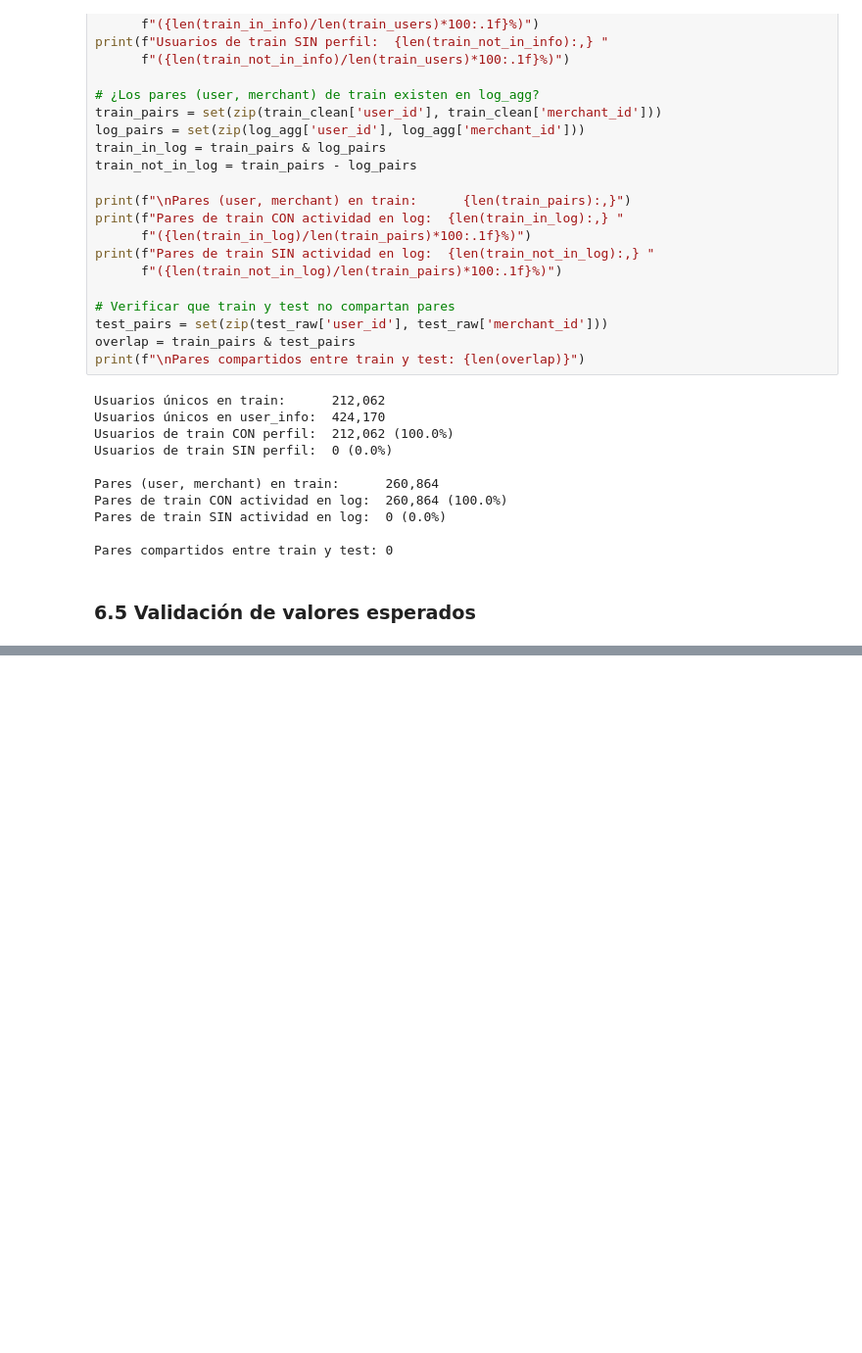
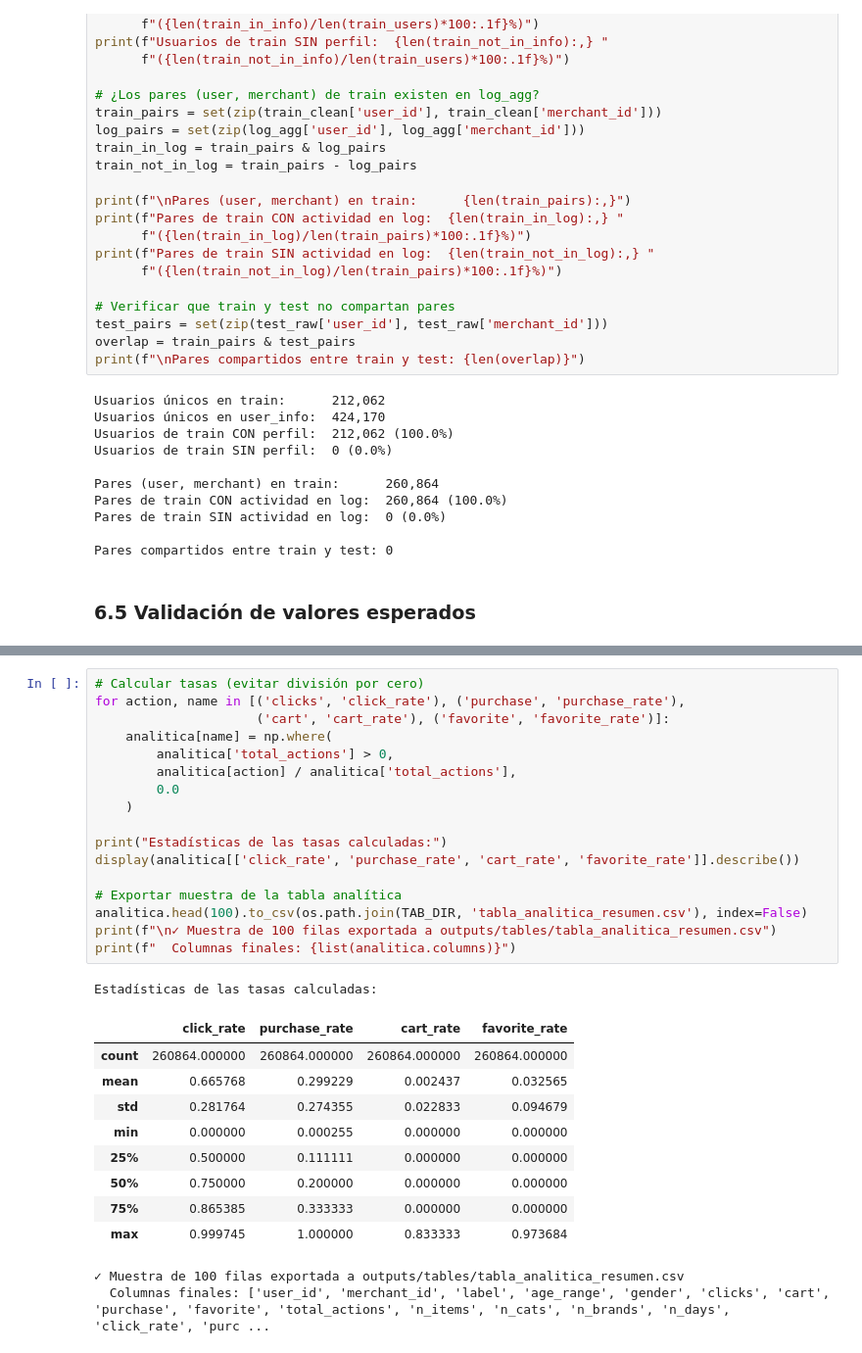
Before and after one commit to DavidDominguez-11/DS-Proyecto2, a Jupyter notebook: notebooks/proyecto2_eda.ipynb, the cells around one changed output, grey strips where cells are left out. Shown at 98% size. Saved outputs shown, nothing was run; the diff lists cells and outputs as text; blank space fills up the shorter version.

```diff
--- a/notebooks/proyecto2_eda.ipynb
+++ b/notebooks/proyecto2_eda.ipynb
@@ -724,0 +788,30 @@ Solo valores 0, 1, 2, 3 encontrados (esperado)
+# %%
+# Calcular tasas (evitar división por cero)
+for action, name in [('clicks', 'click_rate'), ('purchase', 'purchase_rate'),
+                     ('cart', 'cart_rate'), ('favorite', 'favorite_rate')]:
+    analitica[name] = np.where(
+        analitica['total_actions'] > 0,
+        analitica[action] / analitica['total_actions'],
+        0.0
+    )
+
+print("Estadísticas de las tasas calculadas:")
+display(analitica[['click_rate', 'purchase_rate', 'cart_rate', 'favorite_rate']].describe())
+
+# Exportar muestra de la tabla analítica
+analitica.head(100).to_csv(os.path.join(TAB_DIR, 'tabla_analitica_resumen.csv'), index=False)
+print(f"\n✓ Muestra de 100 filas exportada a outputs/tables/tabla_analitica_resumen.csv")
+print(f"  Columnas finales: {list(analitica.columns)}")
+# %% [output]
+Estadísticas de las tasas calculadas:
+|  | click_rate | purchase_rate | cart_rate | favorite_rate |
+| count | 260864.000000 | 260864.000000 | 260864.000000 | 260864.000000 |
+| mean | 0.665768 | 0.299229 | 0.002437 | 0.032565 |
+| std | 0.281764 | 0.274355 | 0.022833 | 0.094679 |
+| min | 0.000000 | 0.000255 | 0.000000 | 0.000000 |
+| 25% | 0.500000 | 0.111111 | 0.000000 | 0.000000 |
+| 50% | 0.750000 | 0.200000 | 0.000000 | 0.000000 |
+| 75% | 0.865385 | 0.333333 | 0.000000 | 0.000000 |
+| max | 0.999745 | 1.000000 | 0.833333 | 0.973684 |
+✓ Muestra de 100 filas exportada a outputs/tables/tabla_analitica_resumen.csv
+  Columnas finales: ['user_id', 'merchant_id', 'label', 'age_range', 'gender', 'clicks', 'cart', 'purchase', 'favorite', 'total_actions', 'n_items', 'n_cats', 'n_brands', 'n_days', 'click_rate', 'purc ...
```
Also changed, not shown: parts of 8 cells of this notebook.
